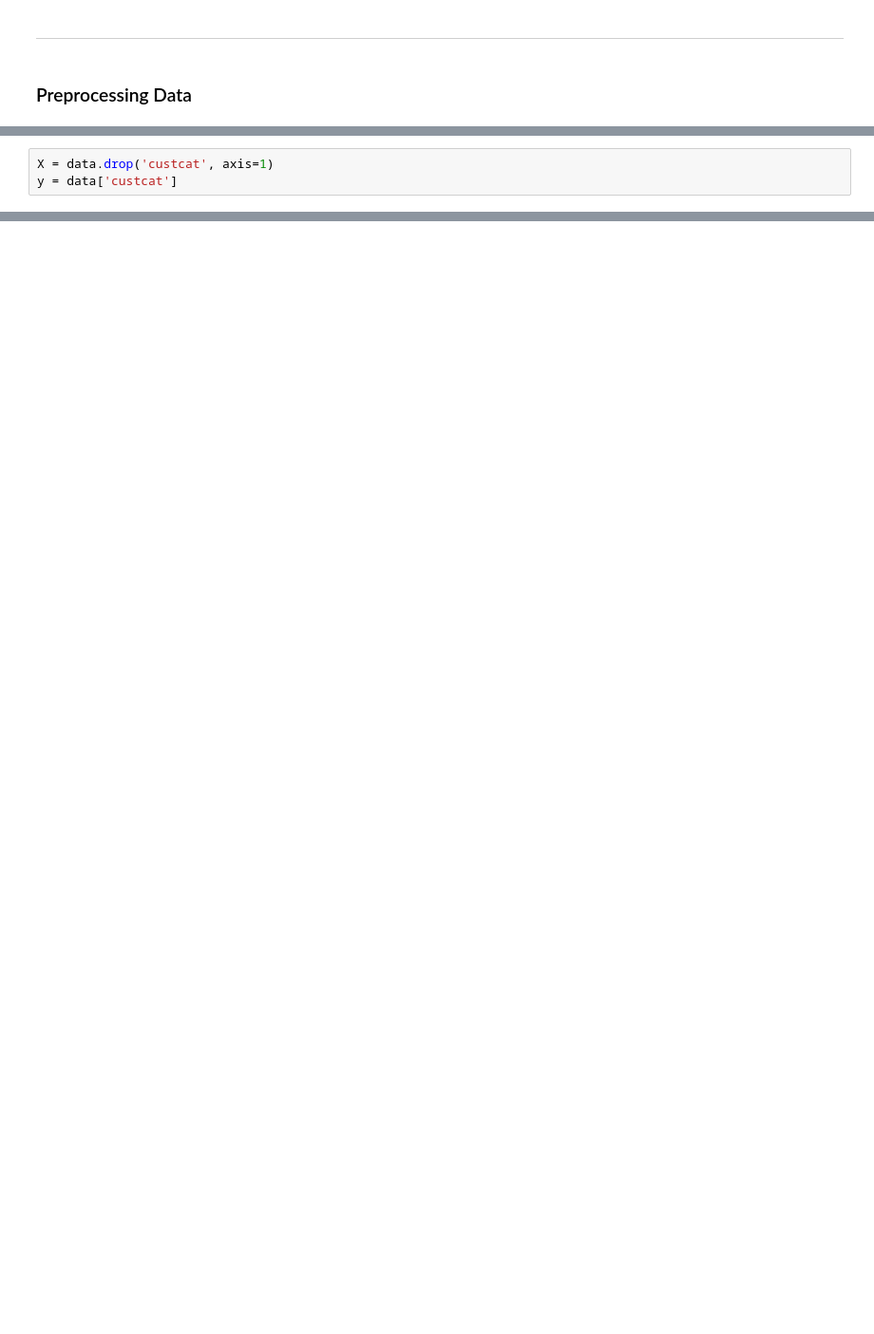
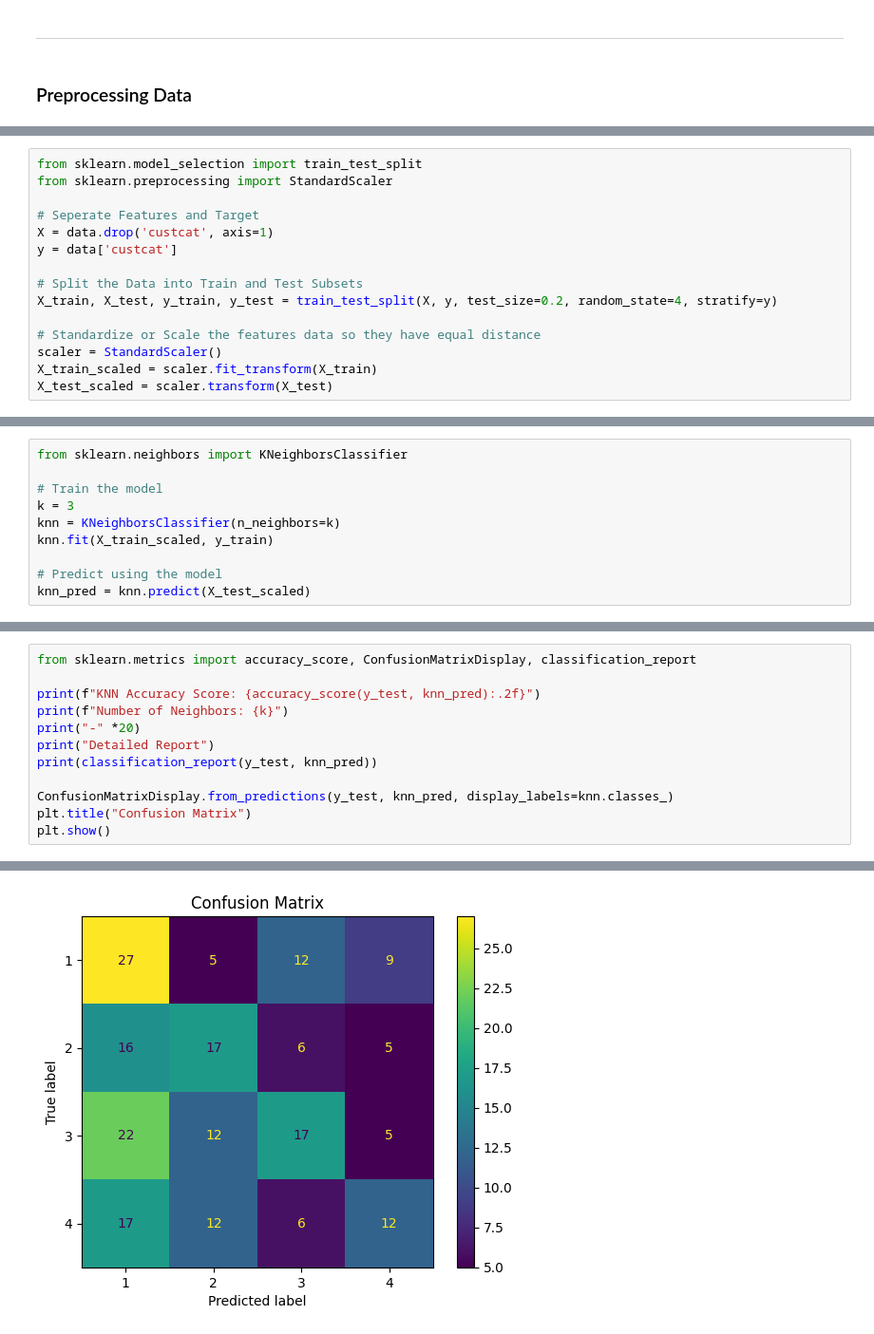
Before and after one commit to azharfachrezi/my-learning, a Jupyter notebook: Machine Learning/Supervised Learning/K-Nearest Neighbors Classifier.ipynb, the cells around one changed output, grey strips where cells are left out. Shown at 95% size. Saved outputs shown, nothing was run; the diff lists cells and outputs as text; blank space fills up the shorter version.

Commit message:
Perform KNN and Decision Tree model to predict telcom customer category

```diff
--- a/Machine Learning/Supervised Learning/K-Nearest Neighbors Classifier.ipynb
+++ b/Machine Learning/Supervised Learning/K-Nearest Neighbors Classifier.ipynb
@@ -119,3 +123,15 @@ plt.show()
 # %%
+from sklearn.model_selection import train_test_split
+from sklearn.preprocessing import StandardScaler
+
+# Seperate Features and Target
 X = data.drop('custcat', axis=1)
 y = data['custcat']
+
+# Split the Data into Train and Test Subsets
+X_train, X_test, y_train, y_test = train_test_split(X, y, test_size=0.2, random_state=4, stratify=y)
+
+# Standardize or Scale the features data so they have equal distance
+scaler = StandardScaler()
+X_train_scaled = scaler.fit_transform(X_train)
+X_test_scaled = scaler.transform(X_test)
@@ -137,0 +142,10 @@ X
+# %%
+from sklearn.neighbors import KNeighborsClassifier
+
+# Train the model
+k = 3
+knn = KNeighborsClassifier(n_neighbors=k)
+knn.fit(X_train_scaled, y_train)
+
+# Predict using the model
+knn_pred = knn.predict(X_test_scaled)
@@ -137,0 +156,13 @@ X
+# %%
+from sklearn.metrics import accuracy_score, ConfusionMatrixDisplay, classification_report
+
+print(f"KNN Accuracy Score: {accuracy_score(y_test, knn_pred):.2f}")
+print(f"Number of Neighbors: {k}")
+print("-" *20)
+print("Detailed Report")
+print(classification_report(y_test, knn_pred))
+
+ConfusionMatrixDisplay.from_predictions(y_test, knn_pred, display_labels=knn.classes_)
+plt.title("Confusion Matrix")
+plt.show()
+# %% [output]
@@ -137,0 +183 @@ X
+[figure, added]
```
Also changed, not shown: parts of 26 cells of this notebook.
